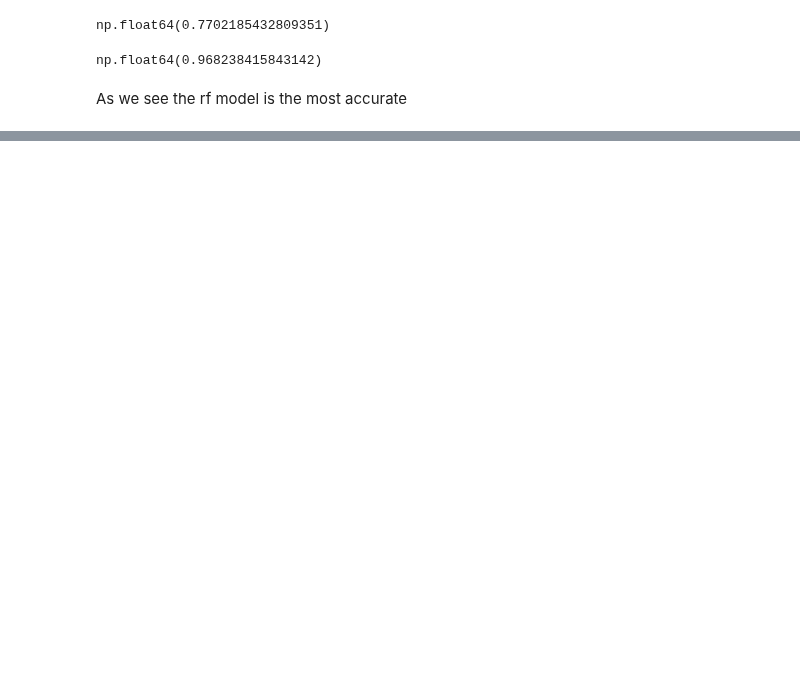
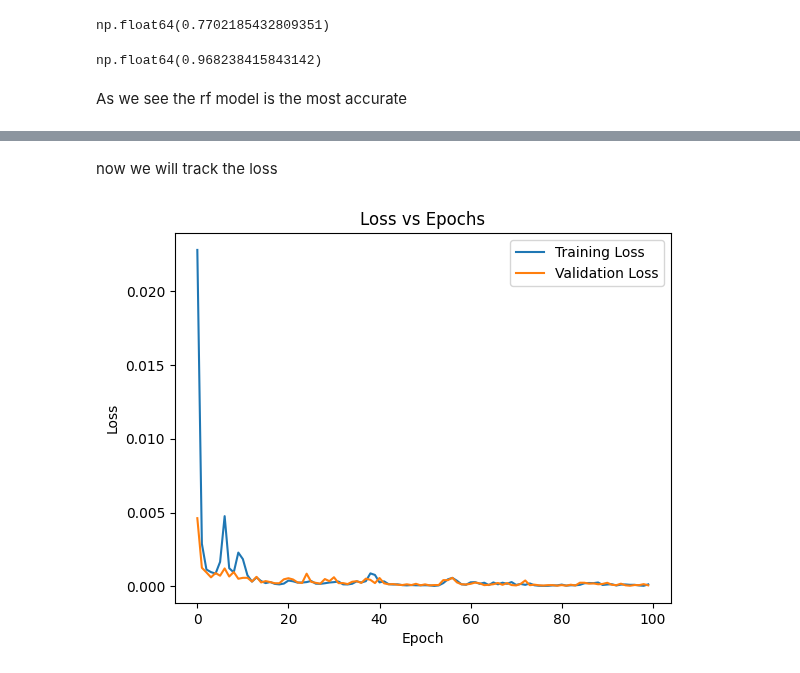
Before and after one commit to RealThanosP/pred-main-mod, a Jupyter notebook: Model_training_v0.1.ipynb, the cells around one changed output, grey strips where cells are left out. Drawn from its saved outputs; the diff is of its cells as text; code cells hidden in the pictures; blank space fills up the shorter version.

Commit message:
added deep learning + a diagram of the dl predictions vs real values

```diff
--- a/Model_training_v0.1.ipynb
+++ b/Model_training_v0.1.ipynb
@@ -1157,0 +1167,7 @@ As we see the rf model is the most accurate
+# %%
+from sklearn.preprocessing import StandardScaler
+
+scaler = StandardScaler()
+
+X_train_scaled = scaler.fit_transform(X_train)
+X_test_scaled = scaler.transform(X_test) # no fit here because there will be data leakage
@@ -1157,0 +1177,10 @@ As we see the rf model is the most accurate
+# %%
+dl_model = Sequential()
+dl_model.add(Dense(128, activation='relu', input_shape=(X_train.shape[1],)))
+dl_model.add(Dense(64, activation='relu'))
+dl_model.add(Dense(32, activation='relu'))
+dl_model.add(Dense(1))
+# %%
+dl_model.compile(optimizer='adam', loss='mse', metrics=['mae']) #compiling
+# %%
+dl_model_fitted = dl_model.fit(X_train_scaled, y_train, validation_split=0.2, epochs=100, batch_size=16, verbose=1)
@@ -1157,0 +1205,14 @@ As we see the rf model is the most accurate
+# %% [markdown]
+now we will track the loss
+# %%
+import matplotlib.pyplot as plt
+
+plt.plot(dl_model_fitted.history['loss'], label='Training Loss')
+plt.plot(dl_model_fitted.history['val_loss'], label='Validation Loss')
+plt.legend()
+plt.title("Loss vs Epochs")
+plt.xlabel("Epoch")
+plt.ylabel("Loss")
+plt.show()
+# %% [output]
+[figure, added]
```
Also changed, not shown: parts of 12 cells of this notebook.
